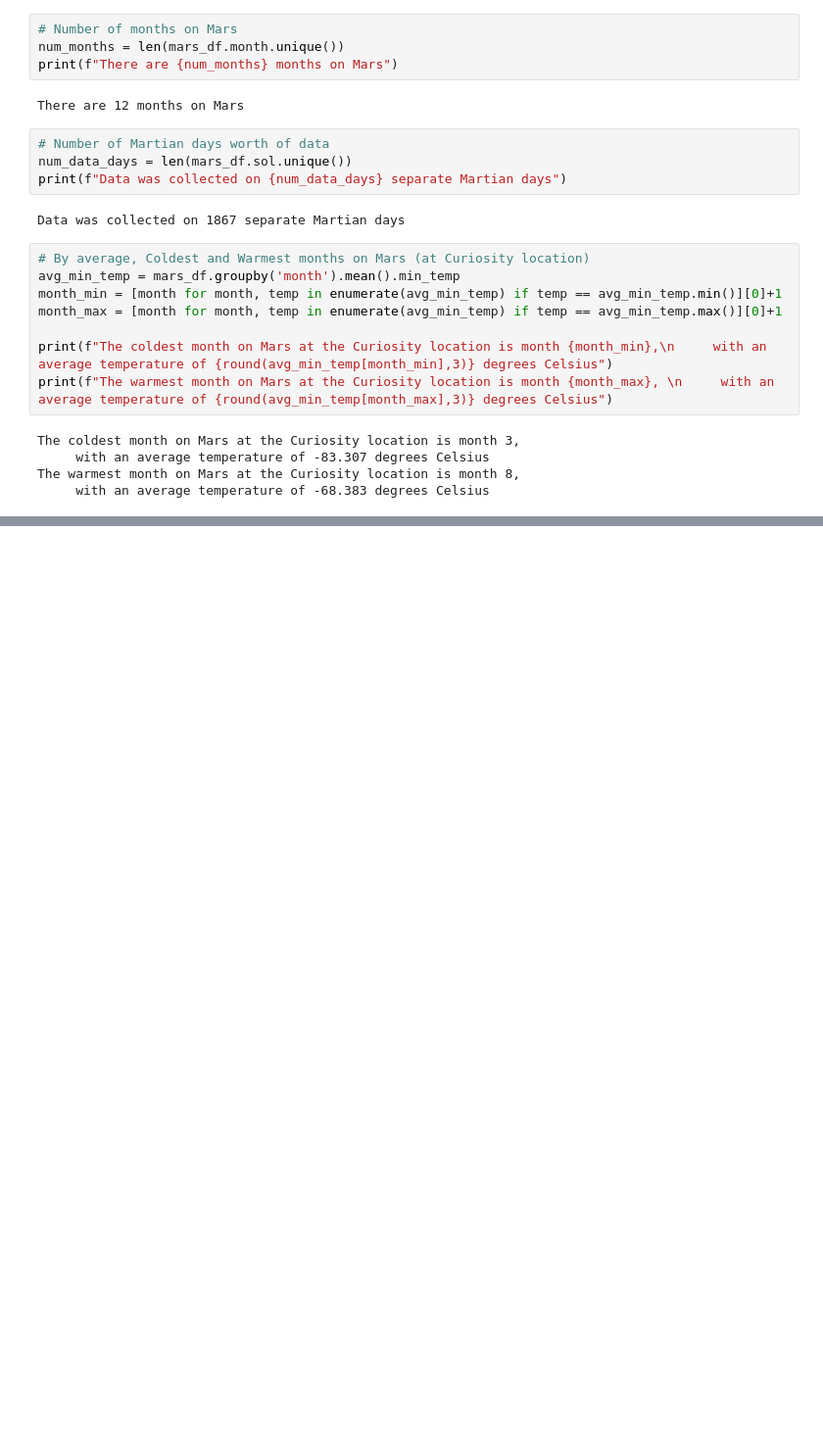
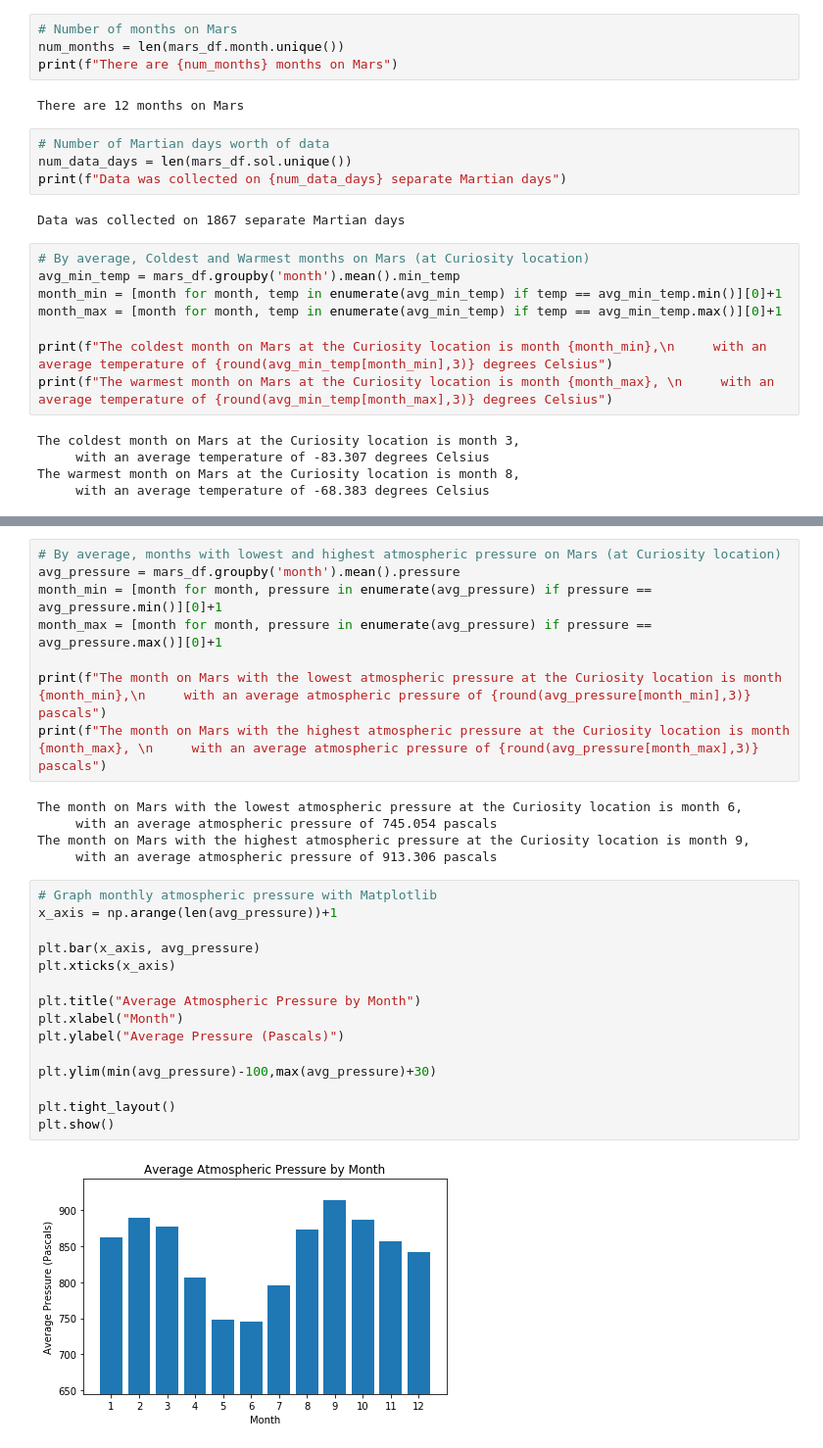
Before and after one commit to MFord80/web-scraping-challenge, a Jupyter notebook: Mission_to_Mars/mars_data_challenge_part_2.ipynb, the cells around one changed output, grey strips where cells are left out. Shown: that part at 98% size. Saved outputs shown, nothing was run; the diff lists cells and outputs as text; blank space fills up the shorter version.

```diff
--- a/Mission_to_Mars/mars_data_challenge_part_2.ipynb
+++ b/Mission_to_Mars/mars_data_challenge_part_2.ipynb
@@ -164,0 +150,30 @@ array([ 1,  2,  3,  4,  5,  6,  7,  8,  9, 10, 11, 12])
+# %%
+# By average, months with lowest and highest atmospheric pressure on Mars (at Curiosity location)
+avg_pressure = mars_df.groupby('month').mean().pressure
+month_min = [month for month, pressure in enumerate(avg_pressure) if pressure == avg_pressure.min()][0]+1
+month_max = [month for month, pressure in enumerate(avg_pressure) if pressure == avg_pressure.max()][0]+1
+
+print(f"The month on Mars with the lowest atmospheric pressure at the Curiosity location is month {month_min},\n     with an average atmospheric pressure of {round(avg_pressure[month_min],3)} pascals")
+print(f"The month on Mars with the highest atmospheric pressure at the Curiosity location is month {month_max}, \n     with an average atmospheric pressure of {round(avg_pressure[month_max],3)} pascals")
+# %% [output]
+The month on Mars with the lowest atmospheric pressure at the Curiosity location is month 6,
+     with an average atmospheric pressure of 745.054 pascals
+The month on Mars with the highest atmospheric pressure at the Curiosity location is month 9,
+     with an average atmospheric pressure of 913.306 pascals
+# %%
+# Graph monthly atmospheric pressure with Matplotlib
+x_axis = np.arange(len(avg_pressure))+1
+
+plt.bar(x_axis, avg_pressure)
+plt.xticks(x_axis)
+
+plt.title("Average Atmospheric Pressure by Month")
+plt.xlabel("Month")
+plt.ylabel("Average Pressure (Pascals)")
+
+plt.ylim(min(avg_pressure)-100,max(avg_pressure)+30)
+
+plt.tight_layout()
+plt.show()
+# %% [output]
+[figure, added]
```
Also changed, not shown: parts of 10 cells of this notebook, 1 other file.
